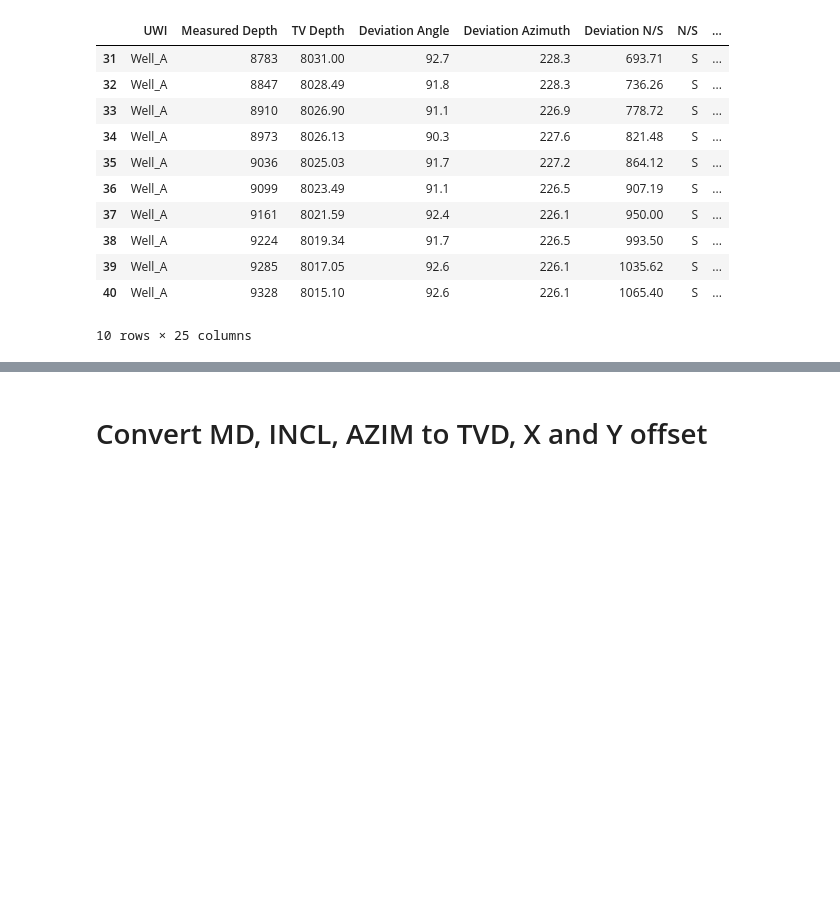
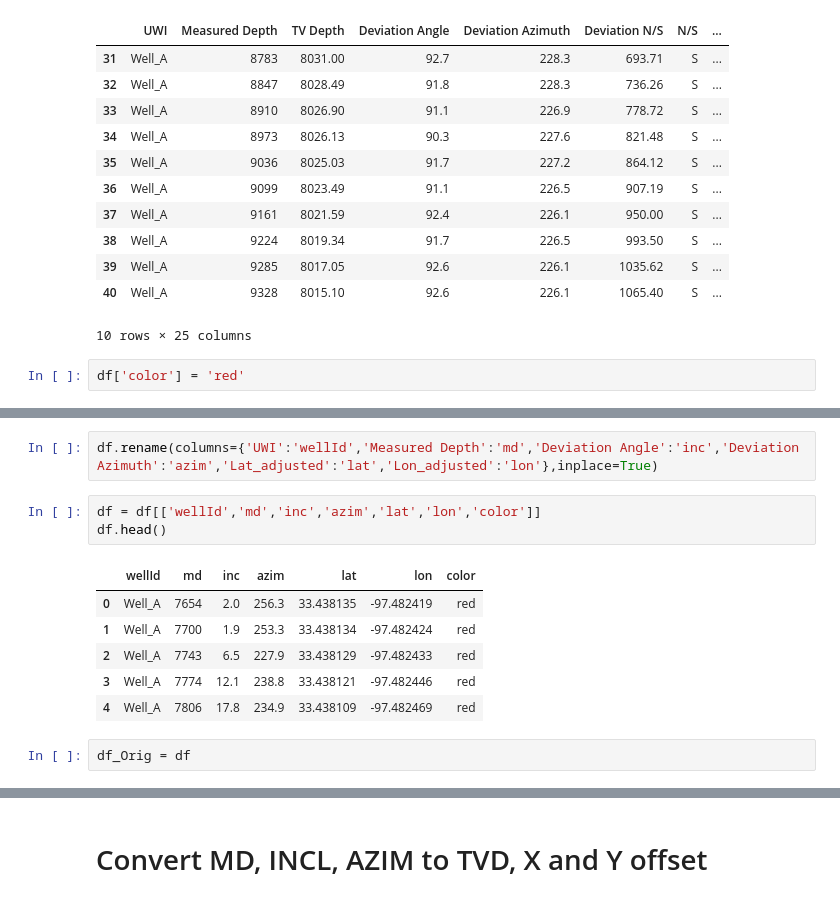
Before and after one commit to bpamos/welltrajconvert, a Jupyter notebook: notebook/Convert_SurfaceLatLon_to_SurveyLatLon.ipynb, the cells around one changed output, grey strips where cells are left out. Saved outputs shown, nothing was run; the diff lists cells and outputs as text; blank space fills up the shorter version.

```diff
--- a/notebook/Convert_SurfaceLatLon_to_SurveyLatLon.ipynb
+++ b/notebook/Convert_SurfaceLatLon_to_SurveyLatLon.ipynb
@@ -326,3 +323,5 @@ df.tail(10)
 | 39 | Well_A | 9285 | 8017.05 | 92.6 | 226.1 | 1035.62 | S | ... |
 | 40 | Well_A | 9328 | 8015.10 | 92.6 | 226.1 | 1065.40 | S | ... |
 10 rows × 25 columns
+# %%
+df['color'] = 'red'
@@ -328,0 +396,14 @@ df.tail(10)
+# %%
+df.rename(columns={'UWI':'wellId','Measured Depth':'md','Deviation Angle':'inc','Deviation Azimuth':'azim','Lat_adjusted':'lat','Lon_adjusted':'lon'},inplace=True)
+# %%
+df = df[['wellId','md','inc','azim','lat','lon','color']]
+df.head()
+# %% [output]
+|  | wellId | md | inc | azim | lat | lon | color |
+| 0 | Well_A | 7654 | 2.0 | 256.3 | 33.438135 | -97.482419 | red |
+| 1 | Well_A | 7700 | 1.9 | 253.3 | 33.438134 | -97.482424 | red |
+| 2 | Well_A | 7743 | 6.5 | 227.9 | 33.438129 | -97.482433 | red |
+| 3 | Well_A | 7774 | 12.1 | 238.8 | 33.438121 | -97.482446 | red |
+| 4 | Well_A | 7806 | 17.8 | 234.9 | 33.438109 | -97.482469 | red |
+# %%
+df_Orig = df
```
Also changed, not shown: parts of 19 cells of this notebook.
